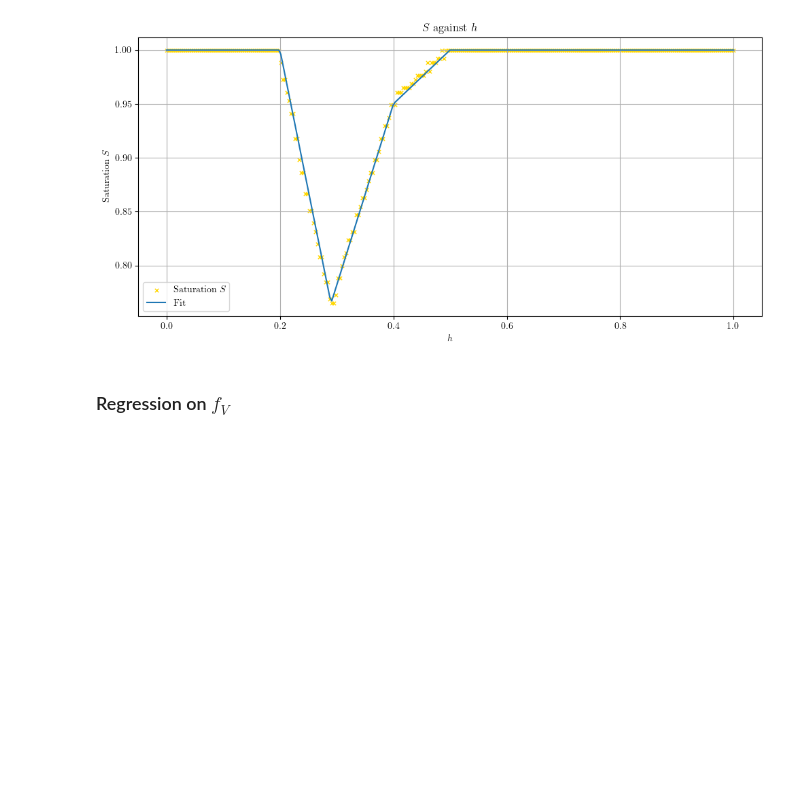
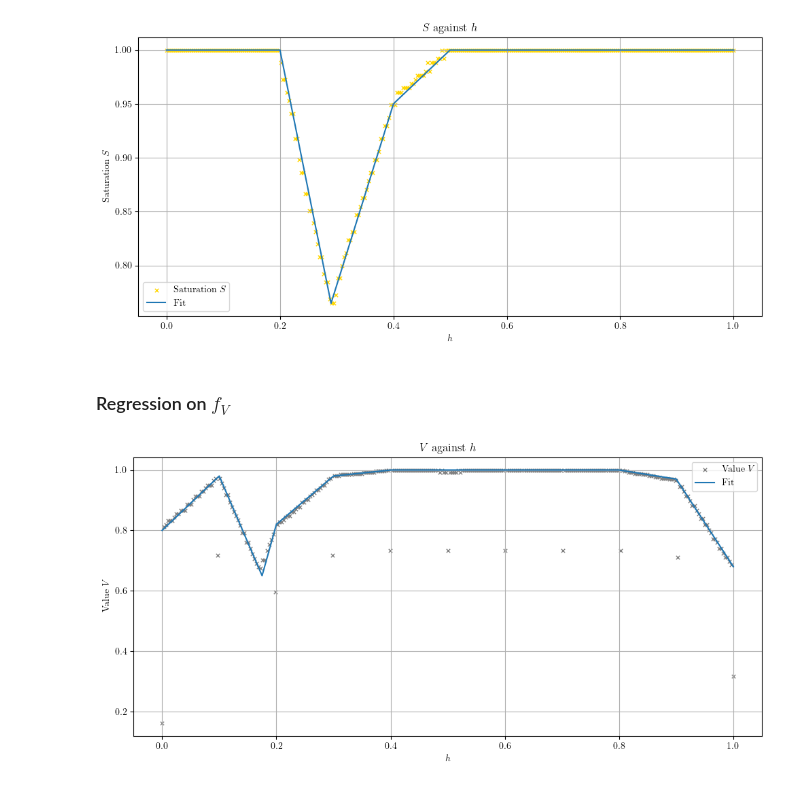
Before and after one commit to EasonSYC/early-earthquake-and-tsunami-warning-viewer, a Jupyter notebook: PythonScript/poly-fit.ipynb, the cells around one changed output. Saved outputs shown, nothing was run; the diff lists cells and outputs as text; code cells hidden in the pictures; blank space fills up the shorter version.

Commit message:
updated graphs to reduce intervals.

```diff
--- a/PythonScript/poly-fit.ipynb
+++ b/PythonScript/poly-fit.ipynb
@@ -204,7 +204,8 @@ print(h_params)
 def f_h(x):
     return f_h_params(x, *h_params)
 
-l_h = f_h(hh_values)
+hp_values = [i / 1000 for i in range(0, 1001, 1)]
+l_h = f_h(hp_values)
 # %%
 lw = 1
 # %%
@@ -262,3 +263,43 @@ plt.savefig('s-against-h.png')
 [figure]
 # %% [markdown]
 ### Regression on $f_V$
+# %%
+def f_v(xl):
+    yl = [0 for _ in xl]
+    for i, x in enumerate(xl):
+        if 0 <= x <= 0.1:
+            yl[i] = 1.8 * x + 0.8
+        elif 0.1 <= x <= 0.172:
+            yl[i] = -4.4 * x + 1.42
+        elif 0.172 <= x <= 0.2:
+            yl[i] = 6.8 * x - 0.54
+        elif 0.2 <= x <= 0.3:
+            yl[i] = 1.6 * x + 0.5
+        elif 0.3 <= x <= 0.4:
+            yl[i] = 0.2 * x + 0.92
+        elif 0.4 <= x <= 0.8:
+            yl[i] = 1
+        elif 0.8 <= x <= 0.9:
+            yl[i] = -0.3 * x + 1.24
+        elif 0.9 <= x <= 1:
+            yl[i] = -2.9 * x + 3.58
+        else:
+            yl[i] = 0
+    return yl
+
+l_v = f_v(hp_values)
+# %%
+plt.figure(figsize = (10, 5))
+
+plt.scatter(hh_values, vnr_values, label=lbv, color=cv, s=ss, marker=m, linewidth=lw)
+plt.plot(hp_values, l_v, label='Fit')
+
+plt.xlabel('$h$')
+plt.ylabel(lbv)
+plt.title('$V$ against $h$')
+plt.legend()
+plt.grid(True)
+plt.tight_layout()
+plt.savefig('v-against-h.png')
+# %% [output]
+[figure, added]
```
Also changed, not shown: parts of 3 cells of this notebook, 3 other files.
